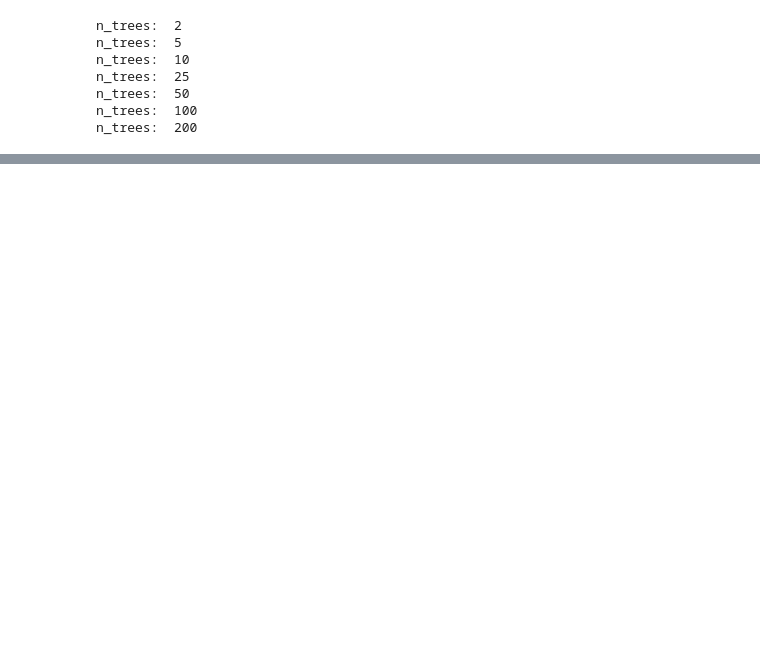
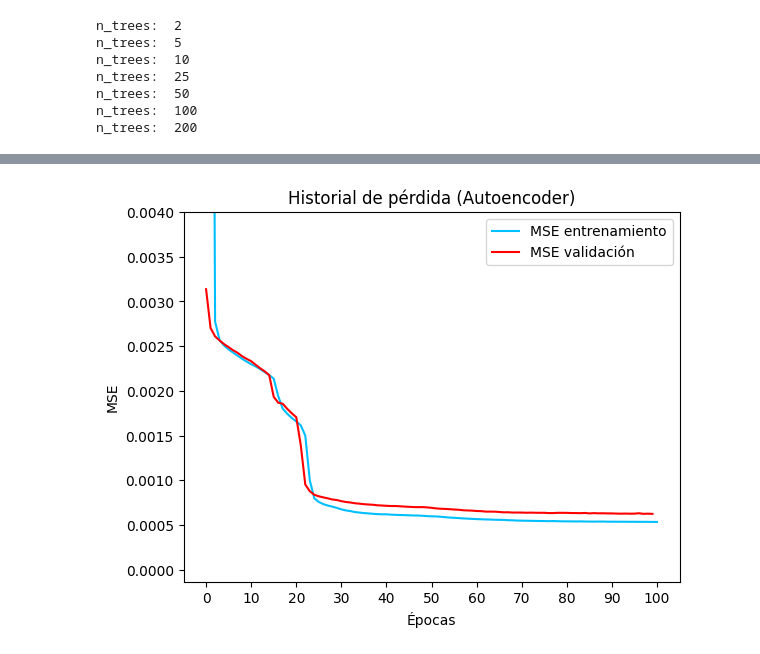
Before and after one commit to AlexSalazar314/Portafolio, a Jupyter notebook: DeteccionAnomalias_SistemasPlanetarios/DeteccionAnomaliasSistemasPlanetarios.ipynb, the cells around one changed output, grey strips where cells are left out. Cells and saved outputs as stored; diff of their text form; code cells hidden in the pictures; blank space fills up the shorter version.

```diff
--- a/DeteccionAnomalias_SistemasPlanetarios/DeteccionAnomaliasSistemasPlanetarios.ipynb
+++ b/DeteccionAnomalias_SistemasPlanetarios/DeteccionAnomaliasSistemasPlanetarios.ipynb
@@ -349,0 +538,13 @@ Text(29.597222222222214, 0.5, 'Número de anomalias')
+# %%
+x=range(1,epochs+1)
+plt.plot(x,history.history['loss'], label='MSE entrenamiento',color="deepskyblue")
+plt.plot(history.history['val_loss'], label='MSE validación',color="red")
+plt.xlabel('Épocas')
+plt.ylabel('MSE')
+plt.title('Historial de pérdida (Autoencoder)')
+plt.ylim(top=0.004)
+plt.legend()
+plt.xticks(range(0,epochs+1,10))
+plt.show()
+# %% [output]
+[figure, added]
```
Also changed, not shown: parts of 31 cells of this notebook, 23 other files.
